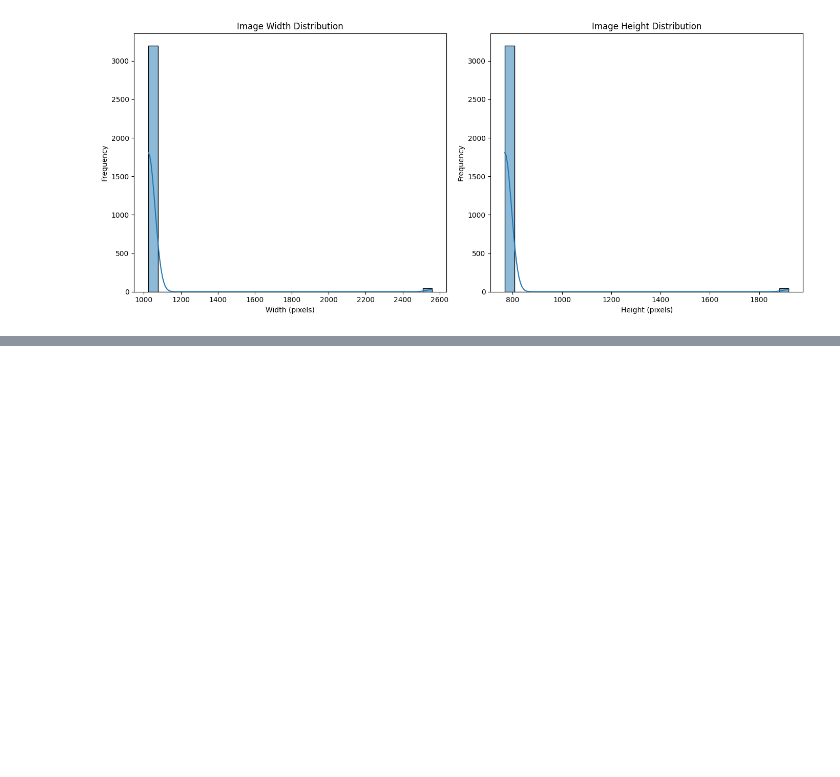
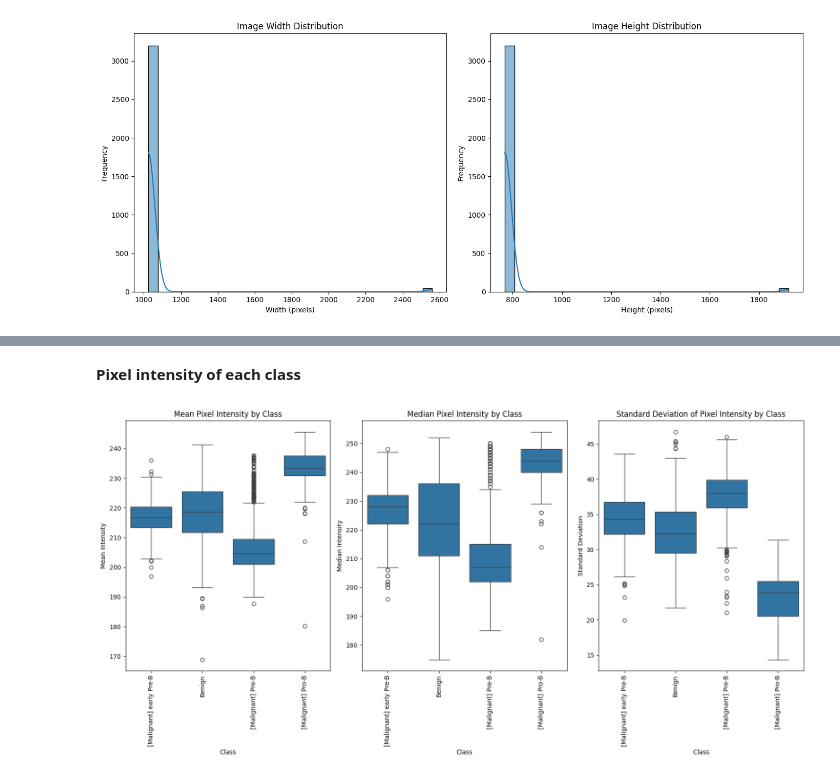
Before and after one commit to UritiSrikanth/Blood-Cells-Cancer-detection-using-CNN, a Jupyter notebook: EDA_of_the_project.ipynb, the cells around one changed output, grey strips where cells are left out. Saved outputs shown, nothing was run; the diff lists cells and outputs as text; code cells hidden in the pictures; blank space fills up the shorter version.

```diff
--- a/EDA_of_the_project.ipynb
+++ b/EDA_of_the_project.ipynb
@@ -151,0 +168,62 @@ plt.show()
+# %% [markdown]
+**Pixel intensity of each class**
+# %%
+# List to store intensity statistics for each image
+intensity_stats = []
+
+# Iterate over each class folder
+for class_name in os.listdir(dataset_path):
+    class_folder = os.path.join(dataset_path, class_name)
+    if os.path.isdir(class_folder):
+        # Iterate over each image in the class folder
+        for image_name in os.listdir(class_folder):
+            image_path = os.path.join(class_folder, image_name)
+            try:
+                # Open image, convert to grayscale, and get pixel intensities
+                with Image.open(image_path) as img:
+                    img_gray = img.convert("L")  # Convert to grayscale
+                    pixel_values = np.array(img_gray).flatten()  # Flatten to 1D array
+
+                    # Calculate statistics
+                    mean_intensity = np.mean(pixel_values)
+                    median_intensity = np.median(pixel_values)
+                    std_intensity = np.std(pixel_values)
+
+                    # Store the statistics along with the class name
+                    intensity_stats.append({
+                        'Class': class_name,
+                        'Mean Intensity': mean_intensity,
+                        'Median Intensity': median_intensity,
+                        'Standard Deviation': std_intensity
+                    })
+            except Exception as e:
+                print(f"Error processing image {image_path}: {e}")
+
+# Convert the statistics to a DataFrame for easy analysis
+df_intensity_stats = pd.DataFrame(intensity_stats)
+
+# Plotting mean, median, and standard deviation of pixel intensity by class
+plt.figure(figsize=(16, 8))
+
+# Mean Intensity
+plt.subplot(1, 3, 1)
+sns.boxplot(x='Class', y='Mean Intensity', data=df_intensity_stats)
+plt.xticks(rotation=90)
+plt.title("Mean Pixel Intensity by Class")
+
+# Median Intensity
+plt.subplot(1, 3, 2)
+sns.boxplot(x='Class', y='Median Intensity', data=df_intensity_stats)
+plt.xticks(rotation=90)
+plt.title("Median Pixel Intensity by Class")
+
+# Standard Deviation of Intensity
+plt.subplot(1, 3, 3)
+sns.boxplot(x='Class', y='Standard Deviation', data=df_intensity_stats)
+plt.xticks(rotation=90)
+plt.title("Standard Deviation of Pixel Intensity by Class")
+
+plt.tight_layout()
+plt.show()
+# %% [output]
+[figure, added]
```
Also changed, not shown: parts of 1 cell of this notebook.
